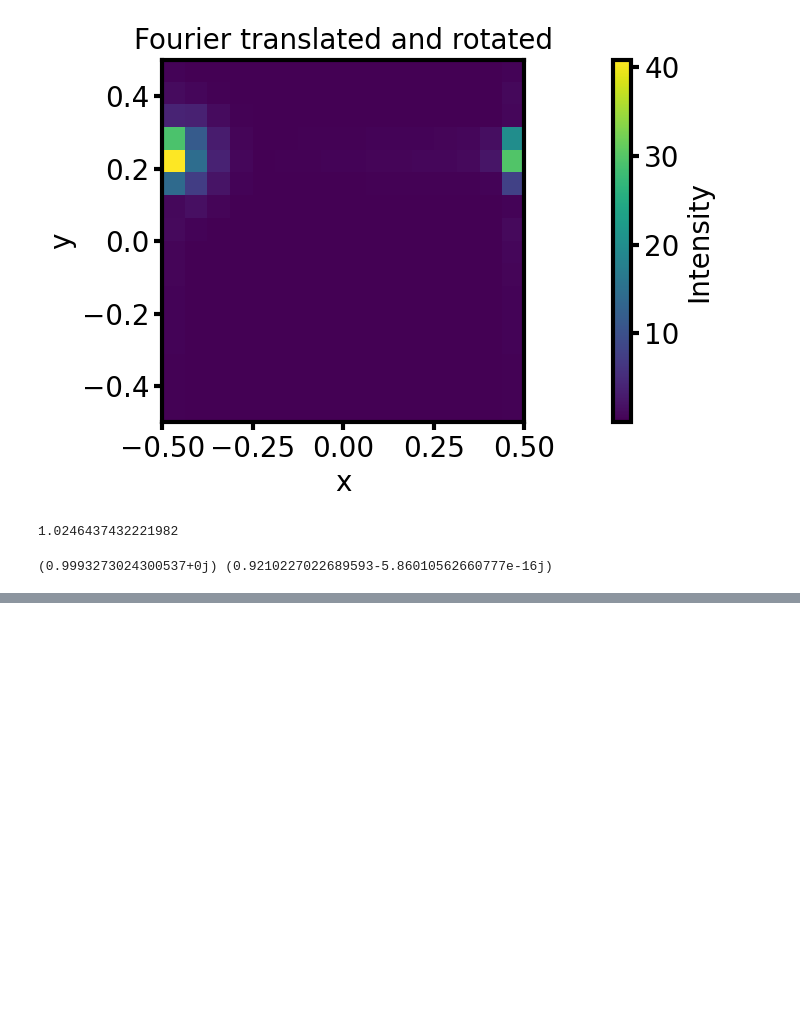
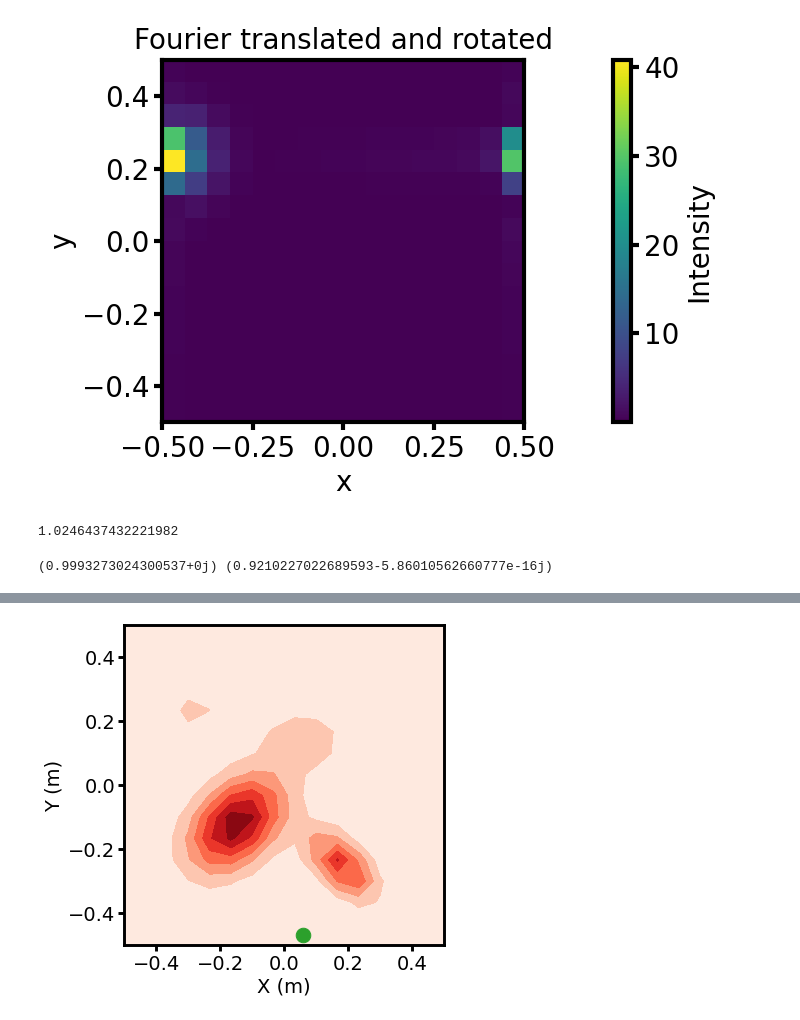
Before and after one commit to Justus-ui/Ergodic_control, a Jupyter notebook: SMC_ergodic_control_FFT_numerical.ipynb, the cells around one changed output, grey strips where cells are left out. Cells and saved outputs as stored; diff of their text form; code cells hidden in the pictures; blank space fills up the shorter version.

```diff
--- a/SMC_ergodic_control_FFT_numerical.ipynb
+++ b/SMC_ergodic_control_FFT_numerical.ipynb
@@ -361,30 +367,32 @@ plt.show()
 # %%
 # Generate animation (takes about 1 minute)
 from IPython.display import HTML
 from matplotlib import animation
 
 fig, ax = plt.subplots(1, 1, figsize=(6,7), dpi=70, tight_layout=True)
 ax.set_aspect('equal')
 ax.set_xlim(-.5, .5)
 ax.set_ylim(-.5, .5)
 ax.set_xlabel('X (m)')
 ax.set_ylabel('Y (m)')
 ax.contourf(X_orig, Y_orig, Z_target.reshape(X_orig.shape), cmap='Reds')
 
 robot_traj, = ax.plot([], [], linestyle='-', marker='', color='k', alpha=0.2)
 robot_state, = ax.plot(x_traj[0,0], x_traj[0,1], linestyle='', marker='o', markersize=15, color='C2')
 
 def update_plot(frame):
     t = int(frame * 10)
     robot_state.set_data(
         np.array([x_traj[t][0]]), np.array([x_traj[t][1]])
     )
     robot_traj.set_data(
         x_traj[:t,0][::10], x_traj[:t,1][::10]
     )
 
     return robot_state, robot_traj,
 
-ani = animation.FuncAnimation(fig, update_plot, frames=int(tsteps/10)-1, blit=True, interval=30, repeat=False)
-video = ani.to_html5_video()
-HTML(video)
+#ani = animation.FuncAnimation(fig, update_plot, frames=int(tsteps/10)-1, blit=True, interval=30, repeat=False)
+#video = ani.to_html5_video()
+#HTML(video)
+# %% [output]
+[figure, added]
```
Also changed, not shown: parts of 3 cells of this notebook, 2 other files.
